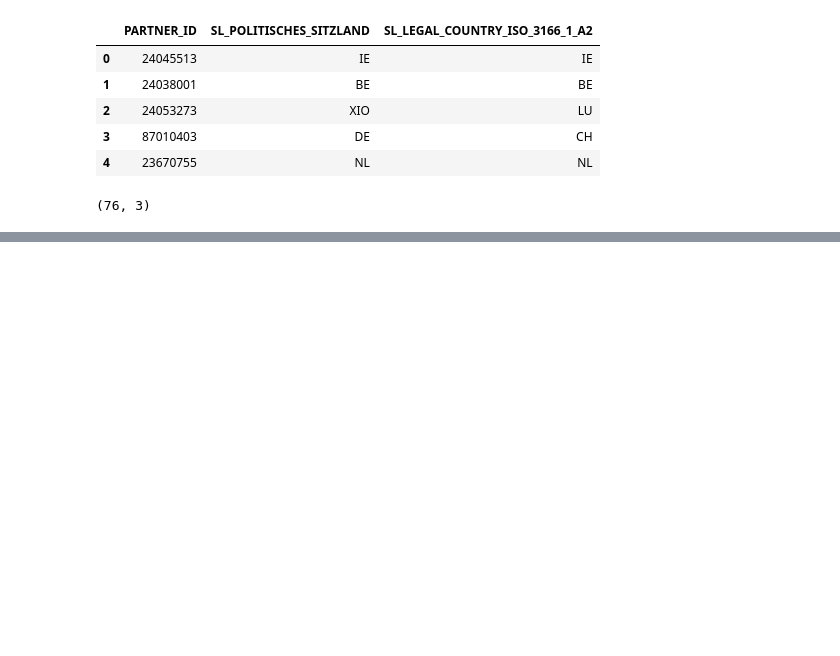
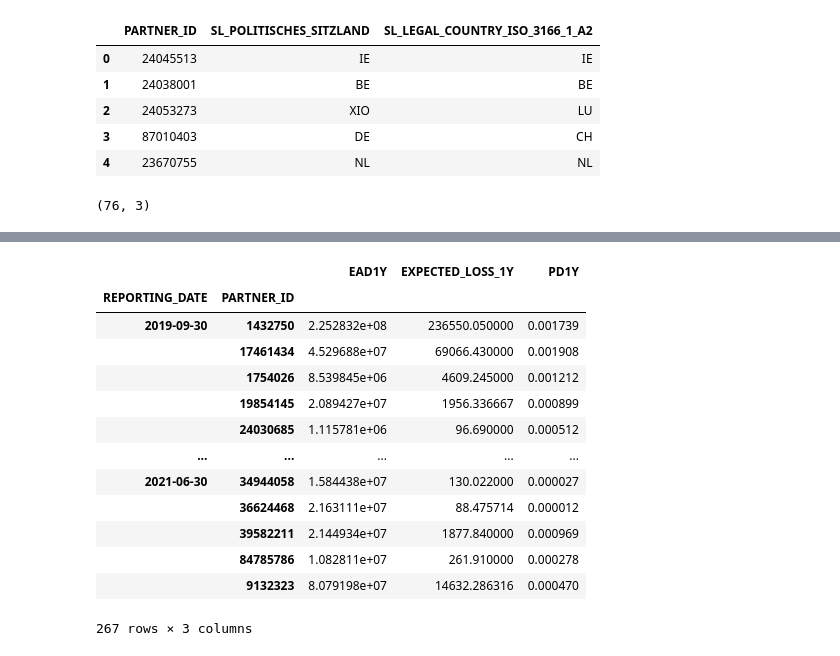
Before and after one commit to lucavice76/UCDPA_LucaVicentini, a Jupyter notebook: Project2.ipynb, the cells around one changed output, grey strips where cells are left out. Drawn from its saved outputs; the diff is of its cells as text; code cells hidden in the pictures; blank space fills up the shorter version.

```diff
--- a/Project2.ipynb
+++ b/Project2.ipynb
@@ -66,0 +323,18 @@ CPTY_Country_codes.shape
+# %%
+#groupby Date and counterparty
+ECL_Study_CPTY_Country_Codes.groupby(["REPORTING_DATE", "PARTNER_ID"]).mean()
+# %% [output]
+|  |  | EAD1Y | EXPECTED_LOSS_1Y | PD1Y |
+| REPORTING_DATE | PARTNER_ID |  |  |  |
+| 2019-09-30 | 1432750 | 2.252832e+08 | 236550.050000 | 0.001739 |
+|  | 17461434 | 4.529688e+07 | 69066.430000 | 0.001908 |
+|  | 1754026 | 8.539845e+06 | 4609.245000 | 0.001212 |
+|  | 19854145 | 2.089427e+07 | 1956.336667 | 0.000899 |
+|  | 24030685 | 1.115781e+06 | 96.690000 | 0.000512 |
+| ... | ... | ... | ... | ... |
+| 2021-06-30 | 34944058 | 1.584438e+07 | 130.022000 | 0.000027 |
+|  | 36624468 | 2.163111e+07 | 88.475714 | 0.000012 |
+|  | 39582211 | 2.144934e+07 | 1877.840000 | 0.000969 |
+|  | 84785786 | 1.082811e+07 | 261.910000 | 0.000278 |
+|  | 9132323 | 8.079198e+07 | 14632.286316 | 0.000470 |
+267 rows × 3 columns
```
Also changed, not shown: parts of 31 cells of this notebook.
